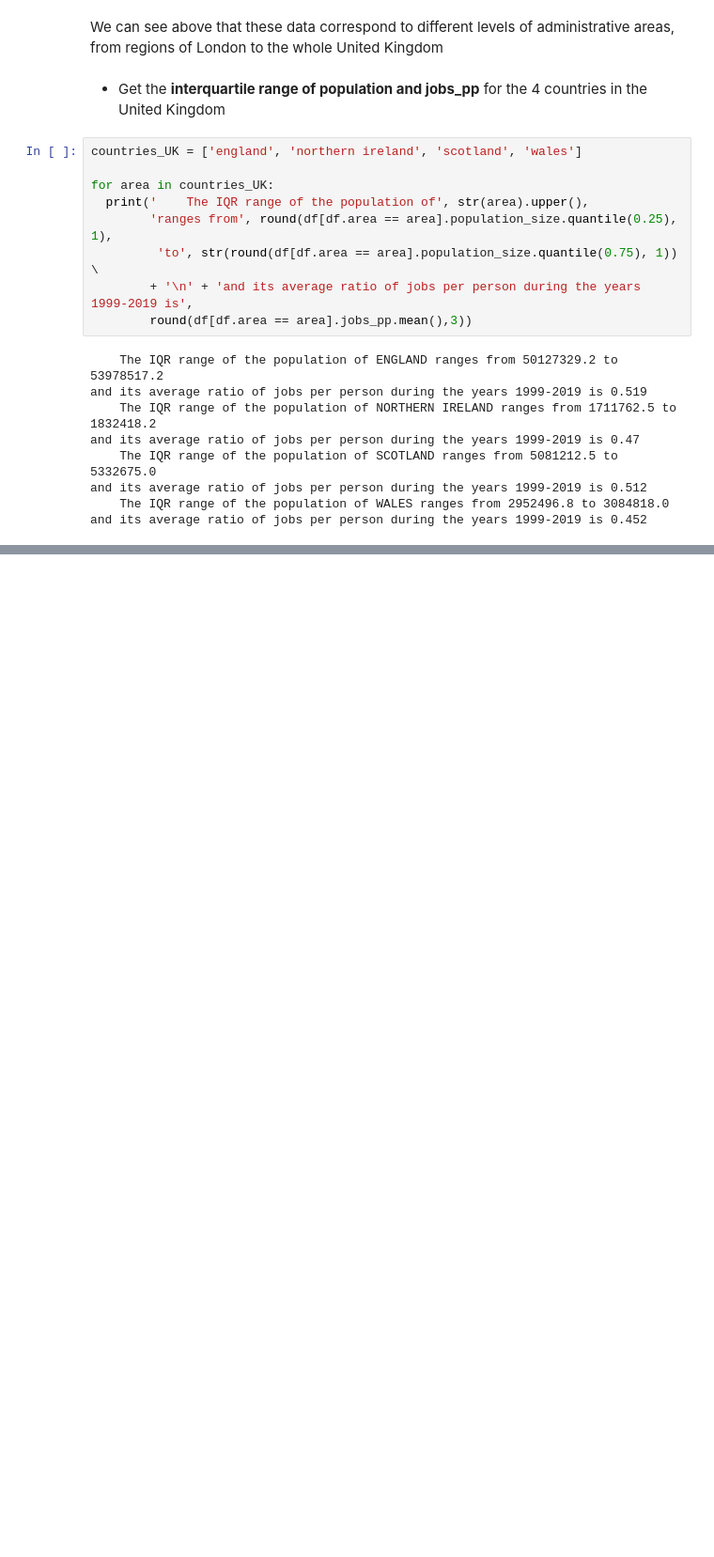
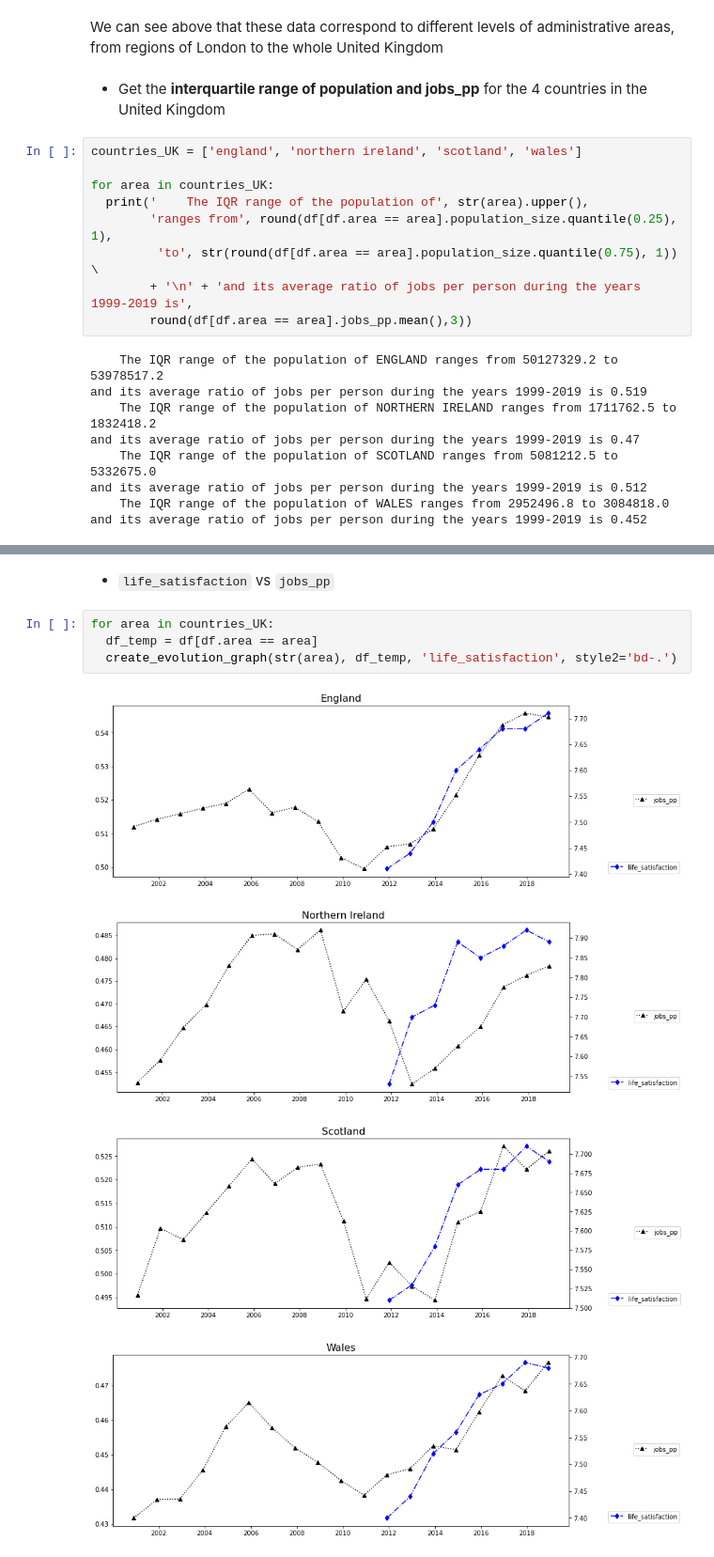
Before and after one commit to blazaropinto/portfolio_PDA_Data_Science, a Jupyter notebook: Data_Investigation_Project.ipynb, the cells around one changed output, grey strips where cells are left out. Shown at 94% size. Drawn from its saved outputs; the diff is of its cells as text; blank space fills up the shorter version.

```diff
--- a/Data_Investigation_Project.ipynb
+++ b/Data_Investigation_Project.ipynb
@@ -221,0 +229,11 @@ for area in countries_UK:
+# %% [markdown]
+* `life_satisfaction` vs `jobs_pp`
+# %%
+for area in countries_UK:
+  df_temp = df[df.area == area]
+  create_evolution_graph(str(area), df_temp, 'life_satisfaction', style2='bd-.')
+# %% [output]
+[figure, added]
+[figure, added]
+[figure, added]
+[figure, added]
```
Also changed, not shown: parts of 16 cells of this notebook.
